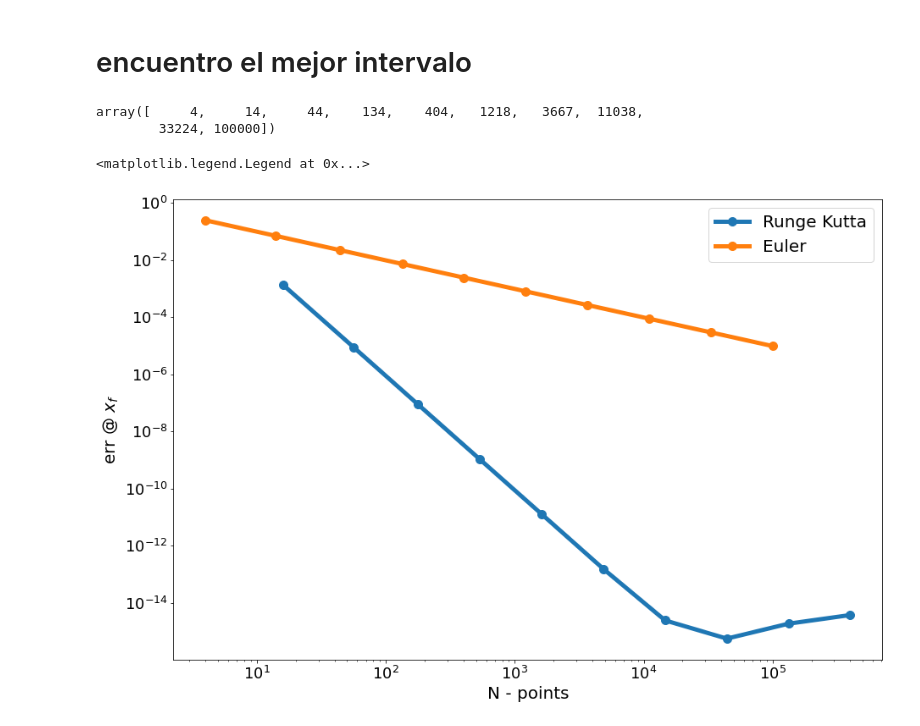
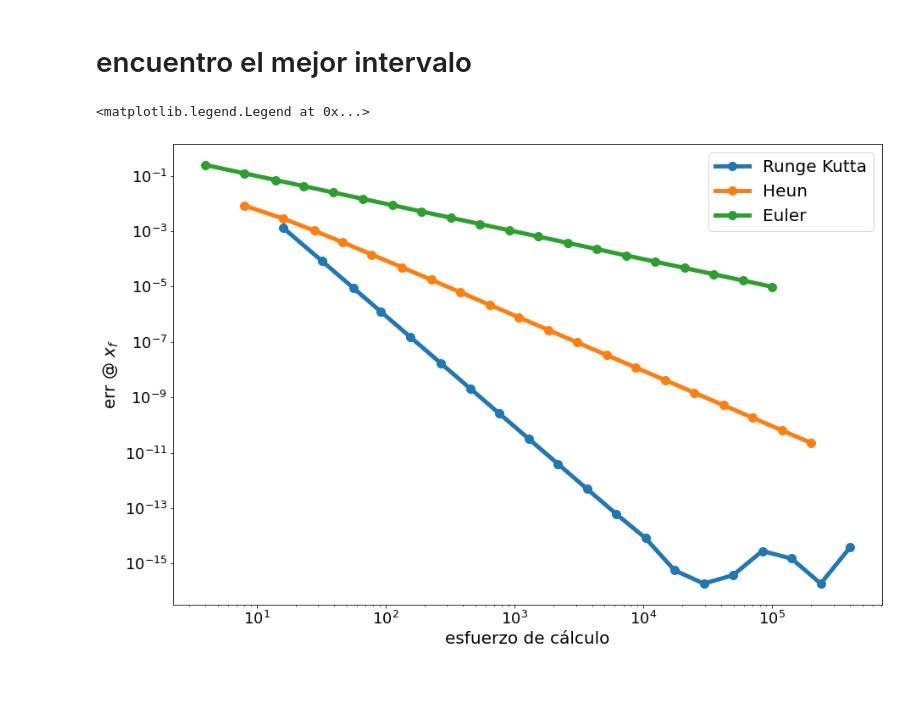
Before and after one commit to Modelizacion-de-Materiales/ModelizacionSolucionProblemas, a Jupyter notebook: Guia0/Guia0_python/Ejercicio8/Ejercicio7.ipynb, the cells around one changed output. Saved outputs shown, nothing was run; the diff lists cells and outputs as text; code cells hidden in the pictures; blank space fills up the shorter version.

```diff
--- a/Guia0/Guia0_python/Ejercicio8/Ejercicio7.ipynb
+++ b/Guia0/Guia0_python/Ejercicio8/Ejercicio7.ipynb
@@ -34,6 +34,24 @@ def paso_euler(_dx, _xo, _yo, _F):
     valor de la solución en x+dx
     """
     return _yo + _dx*_F(_xo, _yo)
+
+def paso_heun(_dx, _xo, _yo, _F):
+    """
+    Solución de un paso por el método de Runge - Kutta de orden 4
+    Parámetos:
+    ===========
+    _dx = tamaño de paso
+    _xo = posición inicial
+    _yo = condición inicial
+    _F = función característica de la ecuación diferencial
+
+    Retorna
+    ==========
+    valor de la solución en x+dx
+    """
+    y_1_2 = _yo + _dx*_F(_xo, _yo)/2
+    return _yo + _dx*_F(_xo+_dx/2, y_1_2)
+
 
 def paso_RK(_dx, _xo, _yo, _F):
     """
@@ -117,32 +138,31 @@ plt.legend()
 # %% [markdown]
 # encuentro el mejor intervalo
 # %%
-N = np.logspace(np.log(2),5,10, dtype=int)
+N = np.logspace(np.log(2),5,20, dtype=int)
-# %%
-N
-# %% [output]
-array([     4,     14,     44,    134,    404,   1218,   3667,  11038,
-        33224, 100000])
 # %%
 def analyze_method(thisn, thismethod):
     X, Y = dfsolve(then, func=F, method=thismethod)
     err = error(teo(X[-1]), Y[-1])
     return {then: {'X':X, 'Y':Y, 'err':err } }
 # %%
-solutions = {'RK':{}, 'EU':{}}
+solutions = {'RK':{}, 'HE':{}, 'EU':{}}
 for then in N:
     solutions['RK'].update( analyze_method(then, paso_RK) )
+    solutions['HE'].update( analyze_method(then, paso_heun) )
     solutions['EU'].update( analyze_method(then, paso_euler) )
 # %%
 errors_rk = [thesol['err'] for then, thesol in solutions['RK'].items()]
+# %%
+errors_heu = [thesol['err'] for then, thesol in solutions['HE'].items()]
 # %%
 errors_eu= [thesol['err'] for then, thesol in solutions['EU'].items()]
 # %%
 plt.loglog(4*N, errors_rk, '-o', label='Runge Kutta')
+plt.loglog(2*N, errors_heu, '-o', label='Heun')
 plt.loglog(N, errors_eu,  '-o', label='Euler')
-plt.xlabel('N - points')
+plt.xlabel('esfuerzo de cálculo')
 plt.ylabel('err @ $x_f$')
 plt.legend()
 # %% [output]
 <matplotlib.legend.Legend at 0x...>
-[figure, old version]
+[figure, new version]
```
Also changed, not shown: parts of 2 cells of this notebook, 1 other file.
